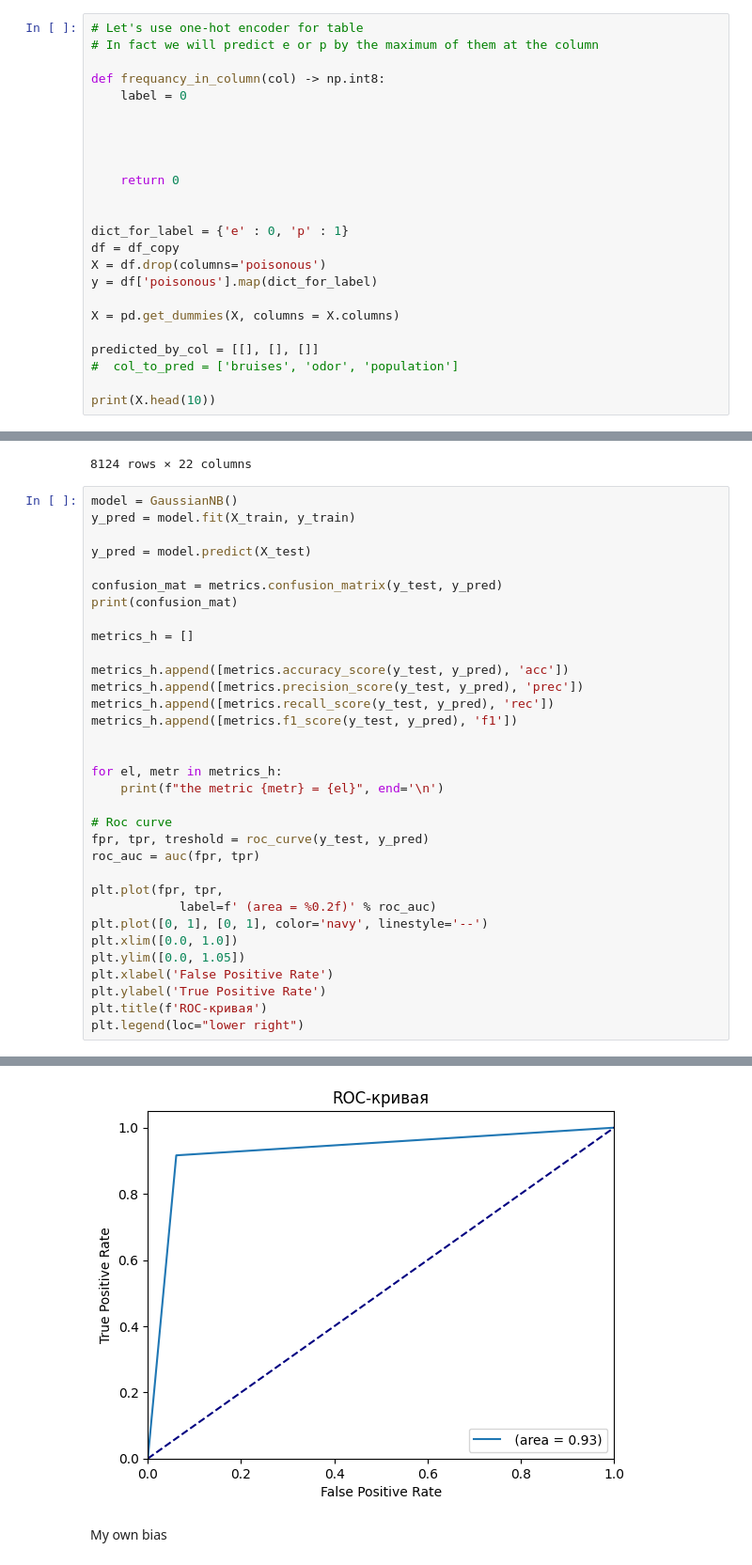
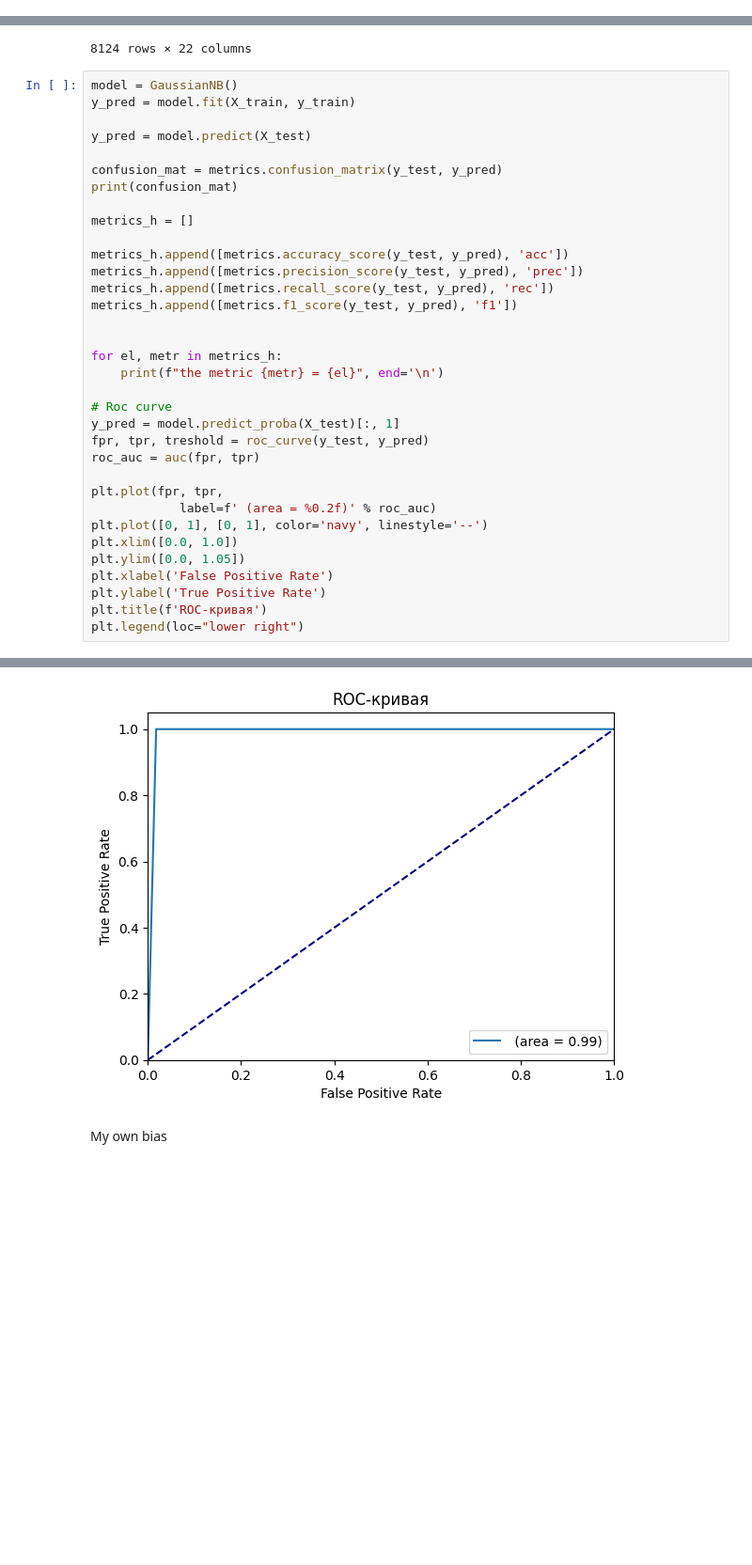
Before and after one commit to NikitaGoltsev/Theory_of_stat_decisions, a Jupyter notebook: lab02/mushrooms.ipynb, the cells around one changed output, grey strips where cells are left out. Shown at 94% size. Cells and saved outputs as stored; diff of their text form; blank space fills up the shorter version.

Commit message:
Ubdate_for_graph

```diff
--- a/lab02/mushrooms.ipynb
+++ b/lab02/mushrooms.ipynb
@@ -199,26 +170,2 @@ fig.show()
 # %% [markdown]
 <h4>Frequancy with one-hot encoder</h4>
-# %%
-# Let's use one-hot encoder for table
-# In fact we will predict e or p by the maximum of them at the column
-
-def frequancy_in_column(col) -> np.int8:
-    label = 0
-
-
-
-
-    return 0
-
-
-dict_for_label = {'e' : 0, 'p' : 1}
-df = df_copy
-X = df.drop(columns='poisonous')
-y = df['poisonous'].map(dict_for_label)
-
-X = pd.get_dummies(X, columns = X.columns)
-
-predicted_by_col = [[], [], []]
-#  col_to_pred = ['bruises', 'odor', 'population']
-
-print(X.head(10))
@@ -356,6 +356,7 @@ for el, metr in metrics_h:
     print(f"the metric {metr} = {el}", end='\n')
 
 # Roc curve
+y_pred = model.predict_proba(X_test)[:, 1]
 fpr, tpr, treshold = roc_curve(y_test, y_pred)
 roc_auc = auc(fpr, tpr)
 
@@ -378,5 +379,5 @@ the metric f1 = 0.9252227818674932
 <matplotlib.legend.Legend at 0x...>
-[figure, old version]
+[figure, new version]
 # %% [markdown]
 My own bias
 # %%
```
Also changed, not shown: parts of 7 cells of this notebook, 1 other file.
